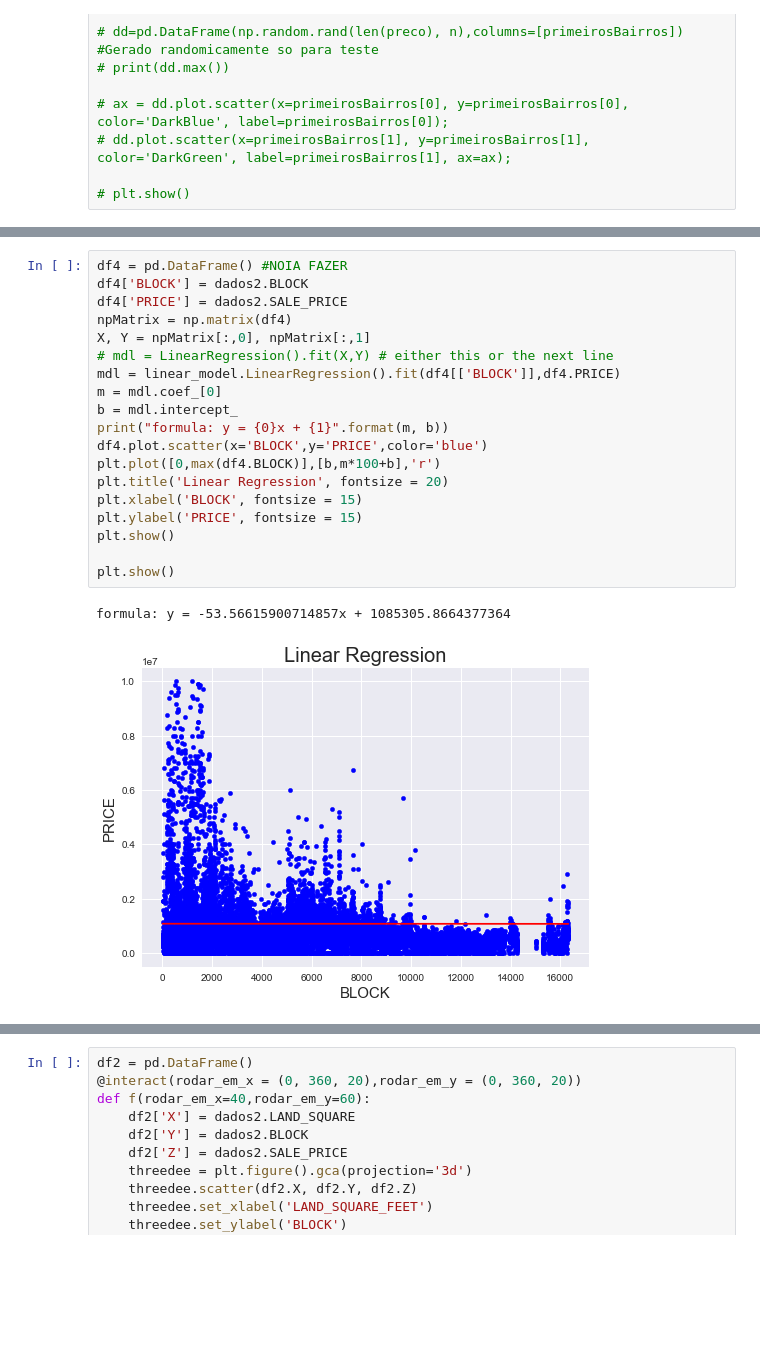
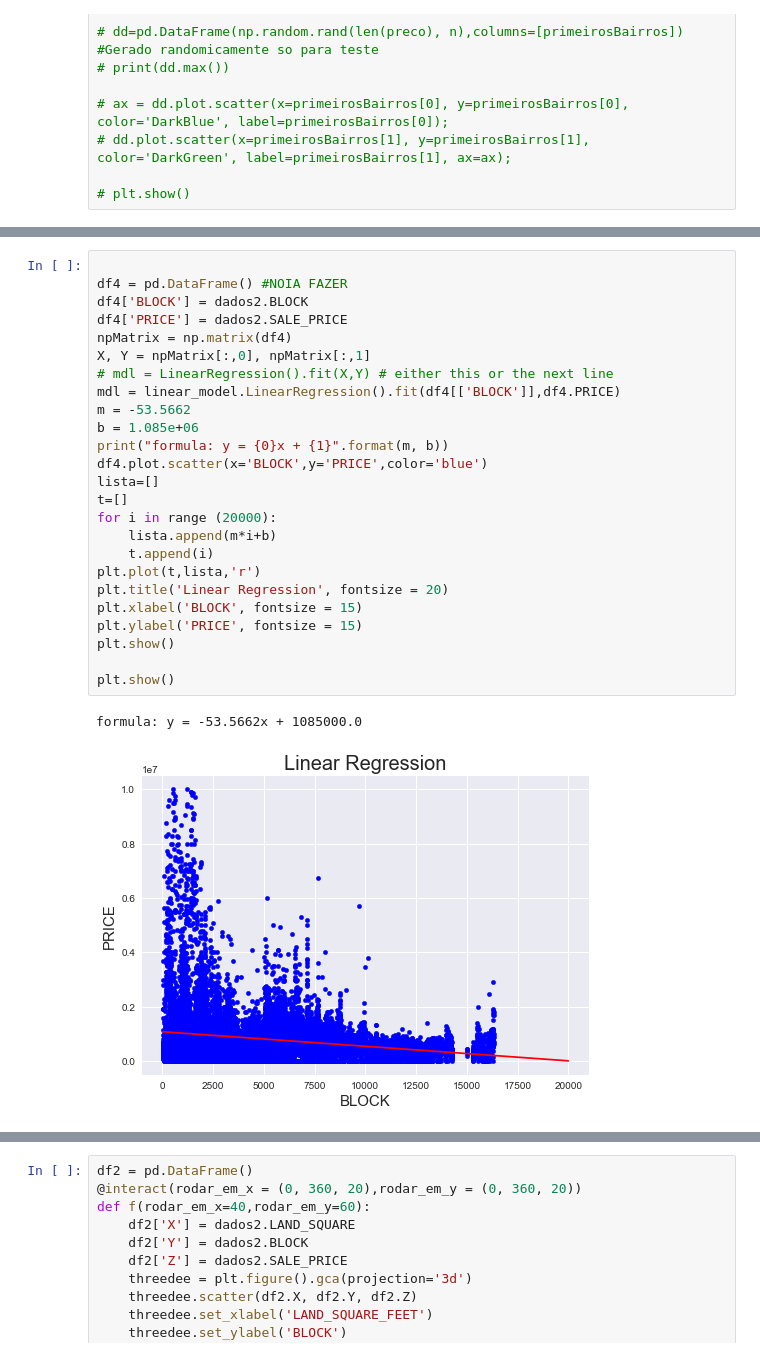
Before and after one commit to AntonioAndraues/Pj3_Ciencia_dos_Dados, a Jupyter notebook: Projeto+3+ (1).ipynb, the cells around one changed output, grey strips where cells are left out. Saved outputs shown, nothing was run; the diff lists cells and outputs as text; blank space fills up the shorter version.

```diff
--- a/Projeto+3+ (1).ipynb
+++ b/Projeto+3+ (1).ipynb
@@ -136,25 +135,31 @@ df.head()
 # %%
+
 df4 = pd.DataFrame() #NOIA FAZER
 df4['BLOCK'] = dados2.BLOCK
 df4['PRICE'] = dados2.SALE_PRICE
 npMatrix = np.matrix(df4)
 X, Y = npMatrix[:,0], npMatrix[:,1]
 # mdl = LinearRegression().fit(X,Y) # either this or the next line
 mdl = linear_model.LinearRegression().fit(df4[['BLOCK']],df4.PRICE)
-m = mdl.coef_[0]
-b = mdl.intercept_
+m = -53.5662
+b = 1.085e+06
 print("formula: y = {0}x + {1}".format(m, b))
 df4.plot.scatter(x='BLOCK',y='PRICE',color='blue')
-plt.plot([0,max(df4.BLOCK)],[b,m*100+b],'r')
+lista=[]
+t=[]
+for i in range (20000):
+    lista.append(m*i+b)
+    t.append(i)
+plt.plot(t,lista,'r')
 plt.title('Linear Regression', fontsize = 20)
 plt.xlabel('BLOCK', fontsize = 15)
 plt.ylabel('PRICE', fontsize = 15)
 plt.show()
 
 plt.show()
 # %% [output]
-formula: y = -53.56615900714857x + 1085305.8664377364
+formula: y = -53.5662x + 1085000.0
-[figure, old version]
+[figure, new version]
 # %%
 X = df4['PRICE']
 Y = df4["BLOCK"]
```
Also changed, not shown: parts of 17 cells of this notebook.
